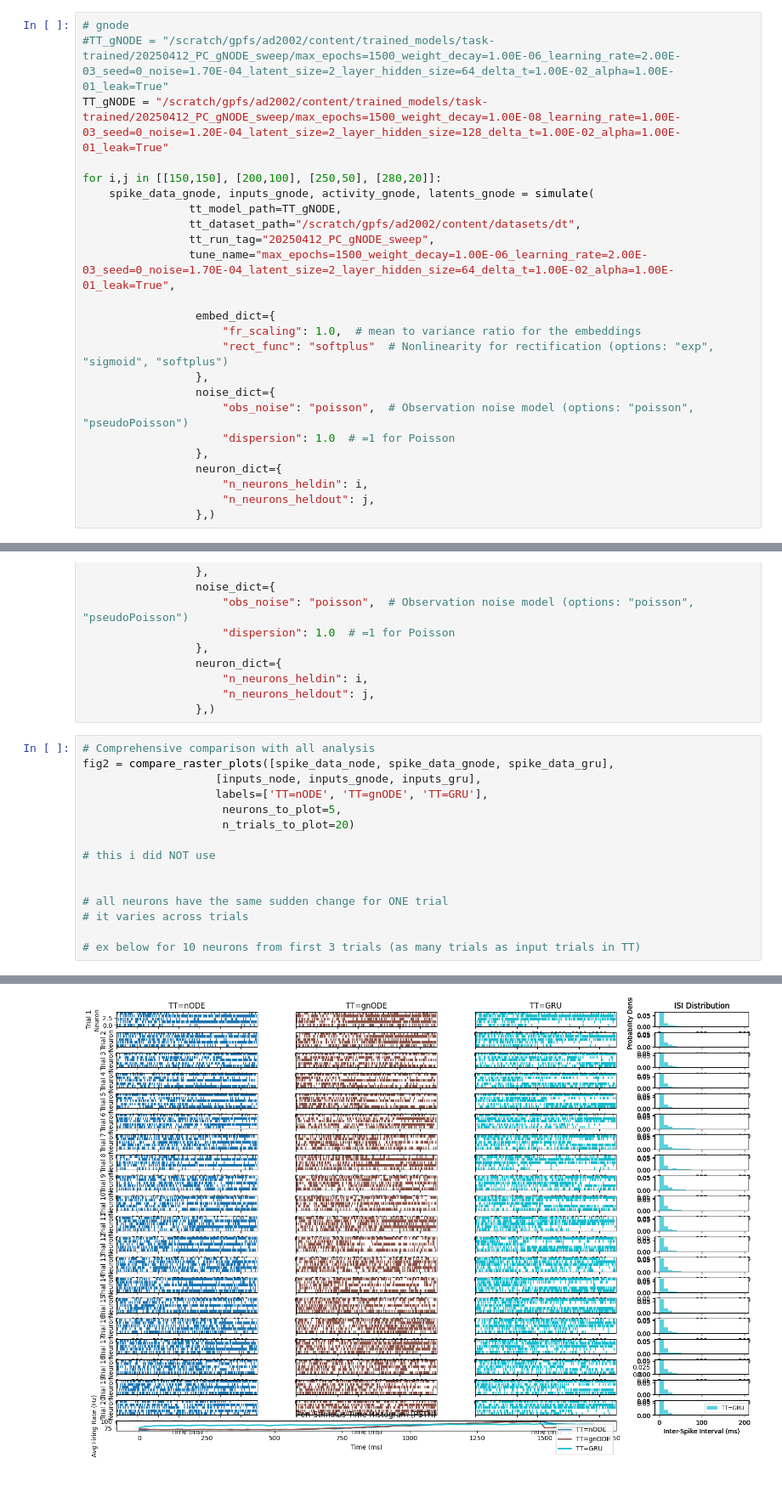
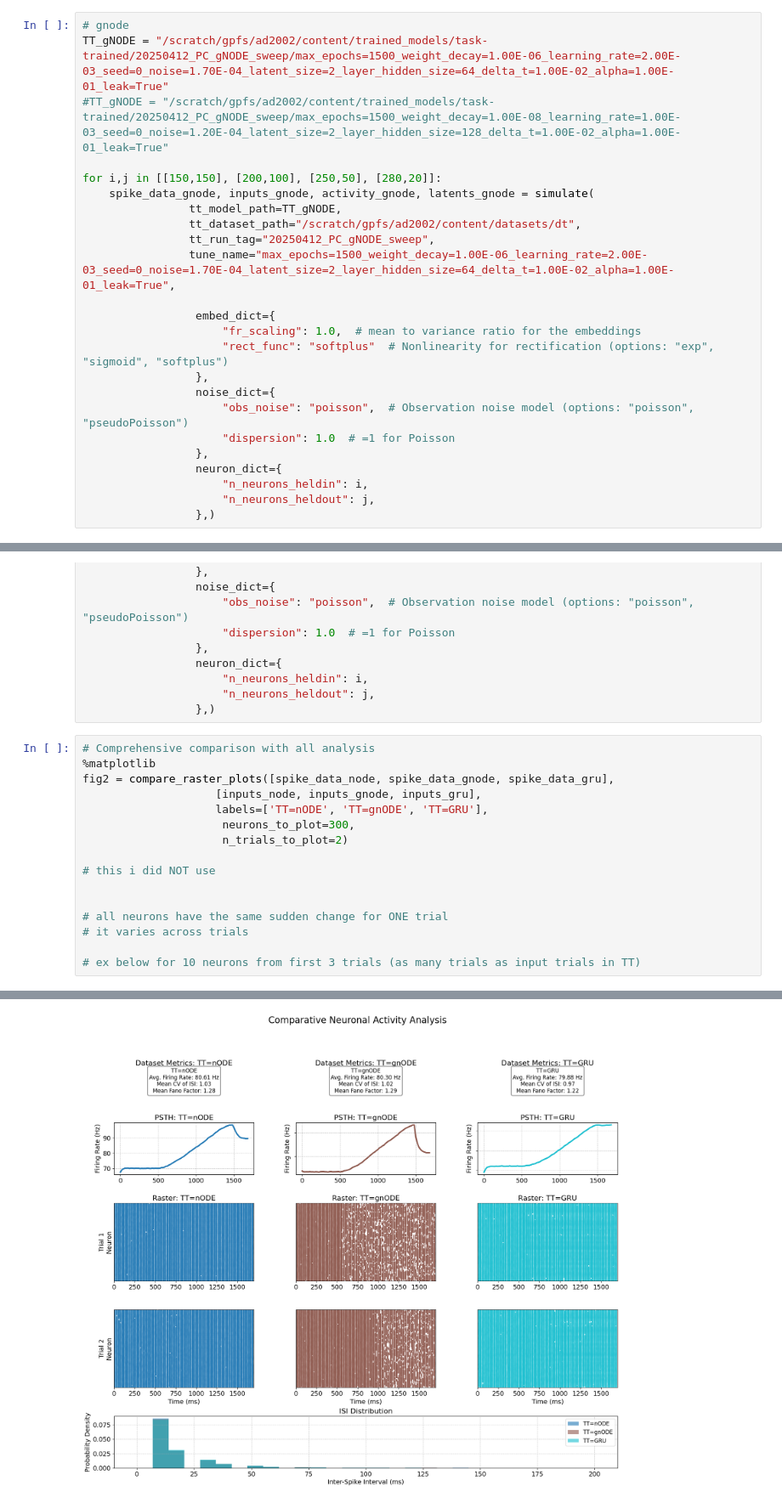
Before and after one commit to alejandradu/ComputationThruDynamicsBenchmark, a Jupyter notebook: examples/notebooks/PC_TT_simulate_data.ipynb, the cells around one changed output, grey strips where cells are left out. Shown at 85% size. Drawn from its saved outputs; the diff is of its cells as text.

```diff
--- a/examples/notebooks/PC_TT_simulate_data.ipynb
+++ b/examples/notebooks/PC_TT_simulate_data.ipynb
@@ -191,8 +191,8 @@ for i,j in [[150,150], [200,100], [250,50], [280,20]]:
                  },)
 # %%
 # gnode
-#TT_gNODE = "/scratch/gpfs/ad2002/content/trained_models/task-trained/20250412_PC_gNODE_sweep/max_epochs=1500_weight_decay=1.00E-06_learning_rate=2.00E-03_seed=0_noise=1.70E-04_latent_size=2_layer_hidden_size=64_delta_t=1.00E-02_alpha=1.00E-01_leak=True"
-TT_gNODE = "/scratch/gpfs/ad2002/content/trained_models/task-trained/20250412_PC_gNODE_sweep/max_epochs=1500_weight_decay=1.00E-08_learning_rate=1.00E-03_seed=0_noise=1.20E-04_latent_size=2_layer_hidden_size=128_delta_t=1.00E-02_alpha=1.00E-01_leak=True"
+TT_gNODE = "/scratch/gpfs/ad2002/content/trained_models/task-trained/20250412_PC_gNODE_sweep/max_epochs=1500_weight_decay=1.00E-06_learning_rate=2.00E-03_seed=0_noise=1.70E-04_latent_size=2_layer_hidden_size=64_delta_t=1.00E-02_alpha=1.00E-01_leak=True"
+#TT_gNODE = "/scratch/gpfs/ad2002/content/trained_models/task-trained/20250412_PC_gNODE_sweep/max_epochs=1500_weight_decay=1.00E-08_learning_rate=1.00E-03_seed=0_noise=1.20E-04_latent_size=2_layer_hidden_size=128_delta_t=1.00E-02_alpha=1.00E-01_leak=True"
 
 for i,j in [[150,150], [200,100], [250,50], [280,20]]:
     spike_data_gnode, inputs_gnode, activity_gnode, latents_gnode = simulate(
@@ -236,11 +236,12 @@ for i,j in [[150,150], [200,100], [250,50], [280,20]]:
                  },)
 # %%
 # Comprehensive comparison with all analysis
+%matplotlib
 fig2 = compare_raster_plots([spike_data_node, spike_data_gnode, spike_data_gru],
                     [inputs_node, inputs_gnode, inputs_gru],
                     labels=['TT=nODE', 'TT=gnODE', 'TT=GRU'],
-                     neurons_to_plot=5,
-                     n_trials_to_plot=20)
+                     neurons_to_plot=300,
+                     n_trials_to_plot=2)
 
 # this i did NOT use
 
@@ -253,4 +255,4 @@ fig2 = compare_raster_plots([spike_data_node, spike_data_gnode, spike_data_gru],
-[figure, old version]
+[figure, new version]
 # %%
 def compare_raster_plots(spike_data_list, input_data_list, labels=None,
                         n_trials_to_plot=10, neurons_to_plot=3,
```
Also changed, not shown: parts of 2 cells of this notebook, 25 other files.
